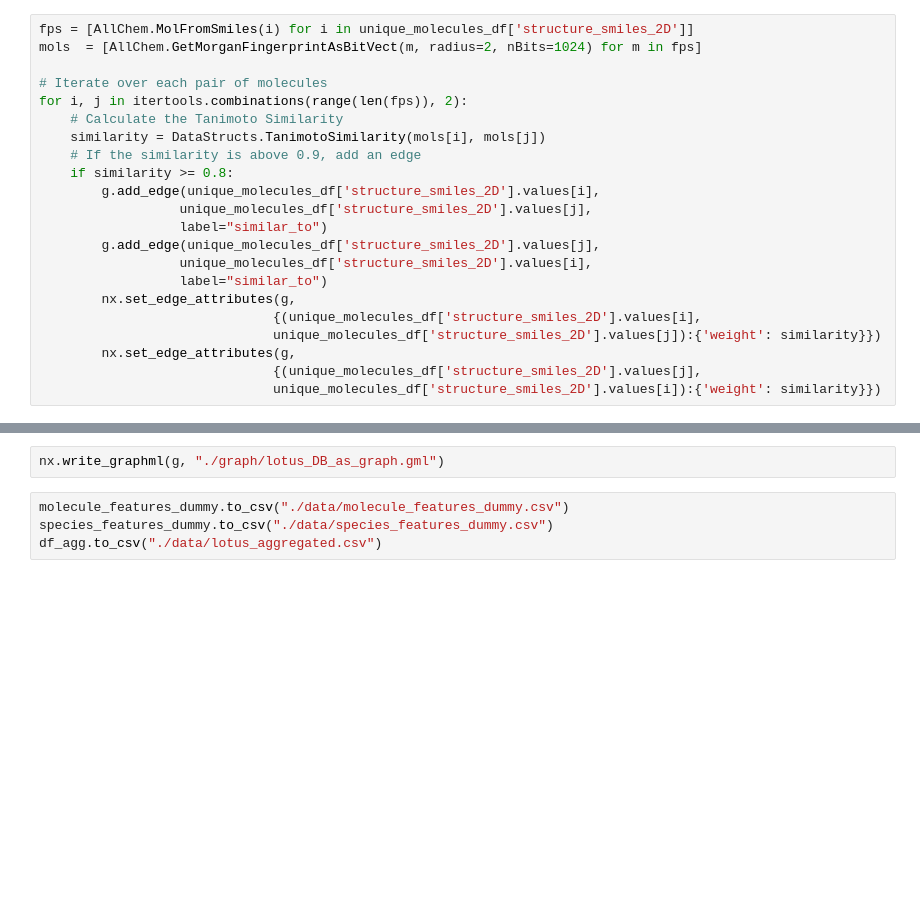
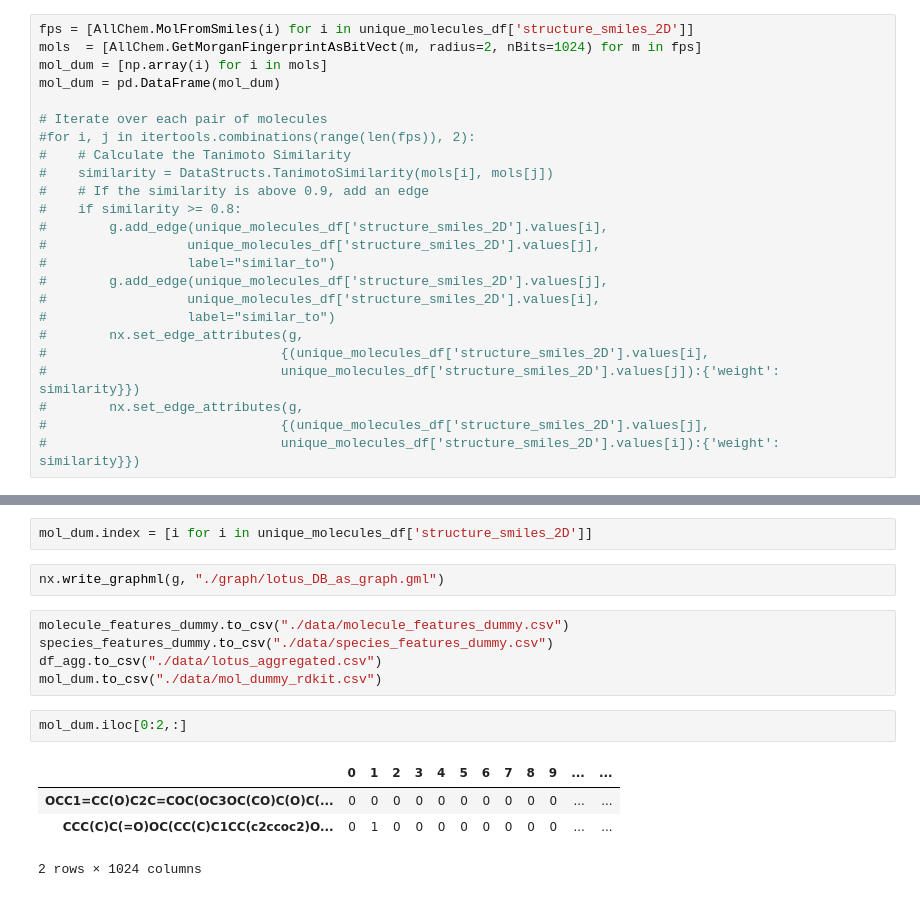
Before and after one commit to anticipated-chemistry-of-life/GNN, a Jupyter notebook: graph_creation.ipynb, the cells around one changed output, grey strips where cells are left out. Saved outputs shown, nothing was run; the diff lists cells and outputs as text; blank space fills up the shorter version.

```diff
--- a/graph_creation.ipynb
+++ b/graph_creation.ipynb
@@ -86,22 +88,24 @@ for i, row in df_agg.iterrows():
 # %%
 fps = [AllChem.MolFromSmiles(i) for i in unique_molecules_df['structure_smiles_2D']]
 mols  = [AllChem.GetMorganFingerprintAsBitVect(m, radius=2, nBits=1024) for m in fps]
+mol_dum = [np.array(i) for i in mols]
+mol_dum = pd.DataFrame(mol_dum)
 
 # Iterate over each pair of molecules
-for i, j in itertools.combinations(range(len(fps)), 2):
-    # Calculate the Tanimoto Similarity
-    similarity = DataStructs.TanimotoSimilarity(mols[i], mols[j])
-    # If the similarity is above 0.9, add an edge
-    if similarity >= 0.8:
-        g.add_edge(unique_molecules_df['structure_smiles_2D'].values[i],
-                  unique_molecules_df['structure_smiles_2D'].values[j],
-                  label="similar_to")
-        g.add_edge(unique_molecules_df['structure_smiles_2D'].values[j],
-                  unique_molecules_df['structure_smiles_2D'].values[i],
-                  label="similar_to")
-        nx.set_edge_attributes(g,
-                              {(unique_molecules_df['structure_smiles_2D'].values[i],
-                              unique_molecules_df['structure_smiles_2D'].values[j]):{'weight': similarity}})
-        nx.set_edge_attributes(g,
-                              {(unique_molecules_df['structure_smiles_2D'].values[j],
-                              unique_molecules_df['structure_smiles_2D'].values[i]):{'weight': similarity}})
+#for i, j in itertools.combinations(range(len(fps)), 2):
+#    # Calculate the Tanimoto Similarity
+#    similarity = DataStructs.TanimotoSimilarity(mols[i], mols[j])
+#    # If the similarity is above 0.9, add an edge
+#    if similarity >= 0.8:
+#        g.add_edge(unique_molecules_df['structure_smiles_2D'].values[i],
+#                  unique_molecules_df['structure_smiles_2D'].values[j],
+#                  label="similar_to")
+#        g.add_edge(unique_molecules_df['structure_smiles_2D'].values[j],
+#                  unique_molecules_df['structure_smiles_2D'].values[i],
+#                  label="similar_to")
+#        nx.set_edge_attributes(g,
+#                              {(unique_molecules_df['structure_smiles_2D'].values[i],
+#                              unique_molecules_df['structure_smiles_2D'].values[j]):{'weight': similarity}})
+#        nx.set_edge_attributes(g,
+#                              {(unique_molecules_df['structure_smiles_2D'].values[j],
+#                              unique_molecules_df['structure_smiles_2D'].values[i]):{'weight': similarity}})
@@ -110,6 +112,16 @@ for i, j in itertools.combinations(range(len(fps)), 2):
+# %%
+mol_dum.index = [i for i in unique_molecules_df['structure_smiles_2D']]
 # %%
 nx.write_graphml(g, "./graph/lotus_DB_as_graph.gml")
 # %%
 molecule_features_dummy.to_csv("./data/molecule_features_dummy.csv")
 species_features_dummy.to_csv("./data/species_features_dummy.csv")
 df_agg.to_csv("./data/lotus_aggregated.csv")
+mol_dum.to_csv("./data/mol_dummy_rdkit.csv")
+# %%
+mol_dum.iloc[0:2,:]
+# %% [output]
+|  | 0 | 1 | 2 | 3 | 4 | 5 | 6 | 7 | 8 | 9 | ... | ... |
+| OCC1=CC(O)C2C=COC(OC3OC(CO)C(O)C(... | 0 | 0 | 0 | 0 | 0 | 0 | 0 | 0 | 0 | 0 | ... | ... |
+| CCC(C)C(=O)OC(CC(C)C1CC(c2ccoc2)O... | 0 | 1 | 0 | 0 | 0 | 0 | 0 | 0 | 0 | 0 | ... | ... |
+2 rows × 1024 columns
```
Also changed, not shown: parts of 4 cells of this notebook, 4 other files.
